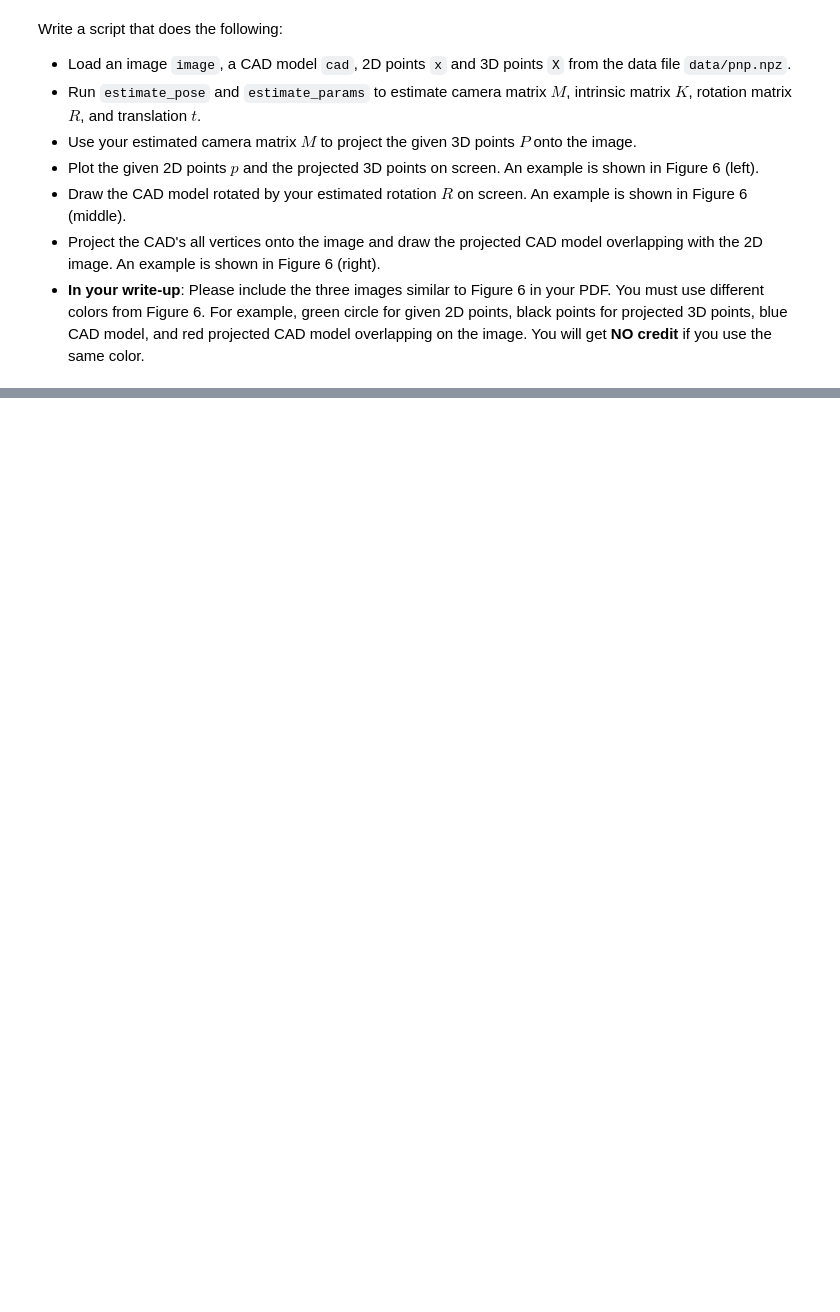
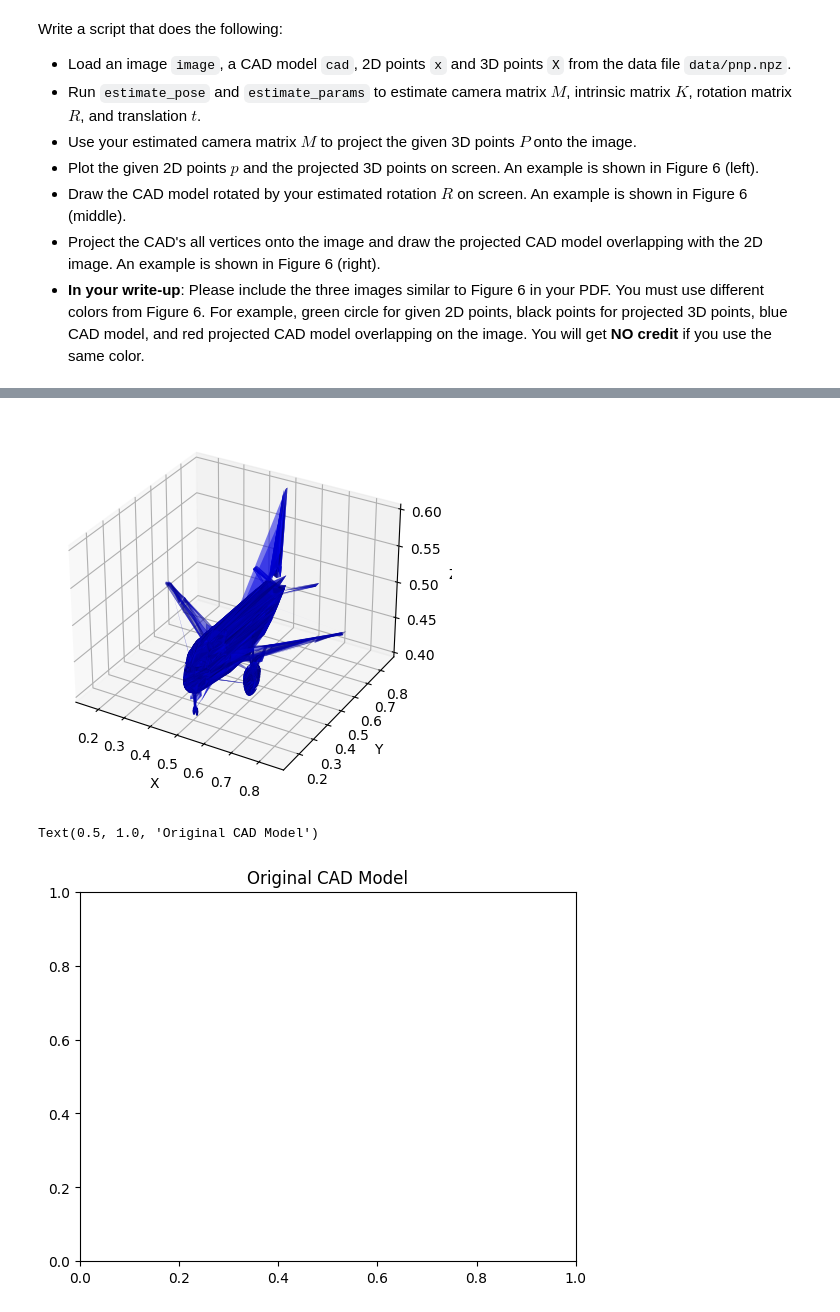
Before and after one commit to oronbar/046746---Algorithms-and-Applications-in-Computer-Vision, a Jupyter notebook: hw4_structure_from_motion/code/ee046746_hw4_structure_from_motion.ipynb, the cells around one changed output, grey strips where cells are left out. Drawn from its saved outputs; the diff is of its cells as text; code cells hidden in the pictures; blank space fills up the shorter version.

```diff
--- a/hw4_structure_from_motion/code/ee046746_hw4_structure_from_motion.ipynb
+++ b/hw4_structure_from_motion/code/ee046746_hw4_structure_from_motion.ipynb
@@ -676,0 +800,23 @@ projected CAD model.
+# %%
+def display_cad_model(vertices, faces):
+    fig = plt.figure()
+    ax = fig.add_subplot(111, projection='3d')
+
+    # Extract x, y, z coordinates from vertices
+    x = vertices[:, 0]
+    y = vertices[:, 1]
+    z = vertices[:, 2]
+
+    # Adjust triangle indices to start from 0
+    adjusted_faces = faces - np.min(faces)
+
+    # Plot the CAD model
+    ax.plot_trisurf(x, y, z, triangles=adjusted_faces, color='blue', alpha=0.5)
+
+    # Set axis labels
+    ax.set_xlabel('X')
+    ax.set_ylabel('Y')
+    ax.set_zlabel('Z')
+
+    # Show the plot
+    plt.show()
@@ -676,0 +856,10 @@ projected CAD model.
+# %%
+# Draw CAD model rotated by estimated rotation - Graph 2 (Middle)
+
+# Plot original CAD model
+display_cad_model(vertices, faces)
+plt.title('Original CAD Model')
+# %% [output]
+[figure, added]
+Text(0.5, 1.0, 'Original CAD Model')
+[figure, added]
```
Also changed, not shown: parts of 10 cells of this notebook, 2 other files.
